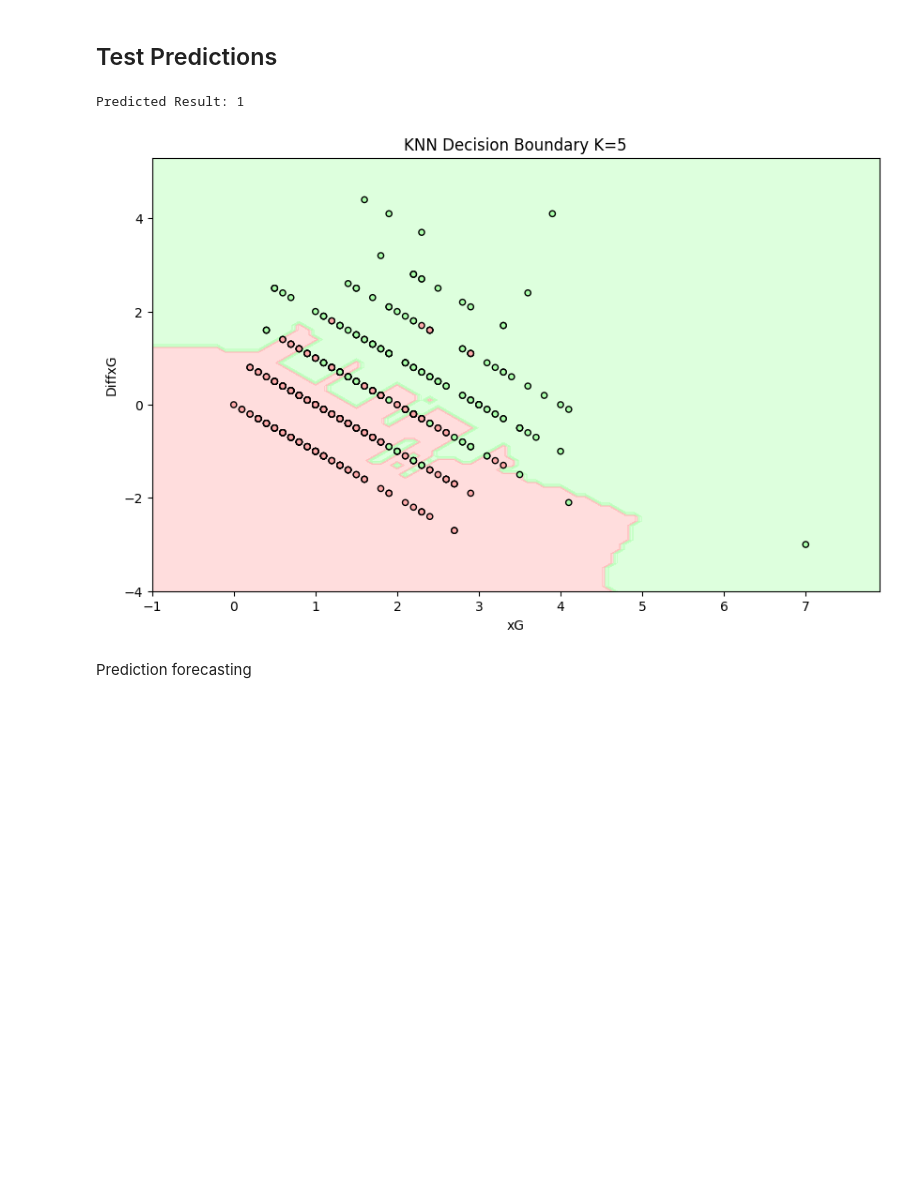
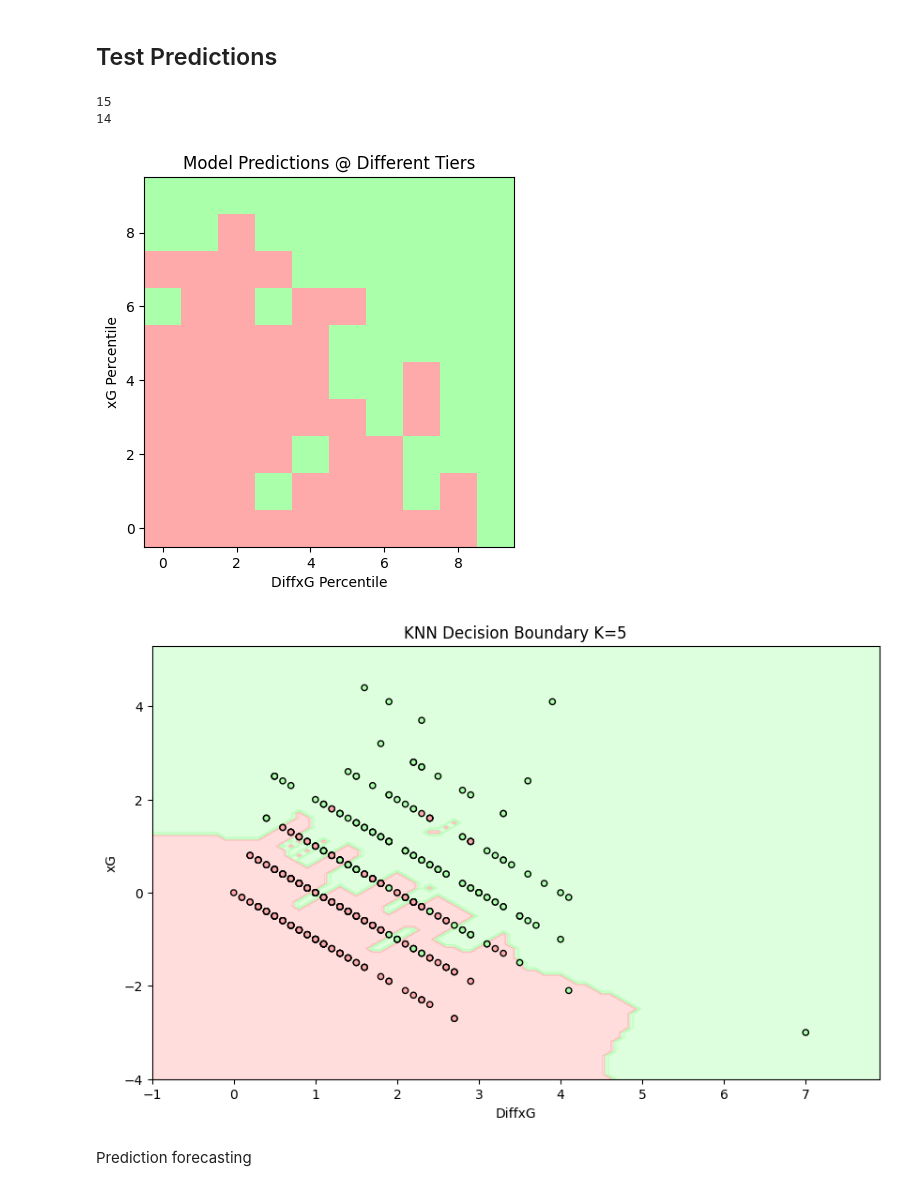
Before and after one commit to landenf/Expected-Soccer-Goals-ML, a Jupyter notebook: model.ipynb, the cells around one changed output. Drawn from its saved outputs; the diff is of its cells as text; code cells hidden in the pictures; blank space fills up the shorter version.

Commit message:
Added percentile analysis on KNN model

```diff
--- a/model.ipynb
+++ b/model.ipynb
@@ -163,43 +163,80 @@ Model accuracy: 0.81
 # %% [markdown]
 ## Test Predictions
 # %%
+percentiles = [0.1,0.2,0.3,0.4,0.5,0.6,0.7,0.8,0.9,0.99]
+
+xG_percentiles = df2['xG'].quantile(percentiles)
+DiffxG_percentiles = df2['DiffxG'].quantile(percentiles)
 
 # Create a new test data point for prediction
-test_data_df = pd.DataFrame({
-    'xG': [9.6],
-    'DiffxG': [-0.6]
-})
+predicted_results = []
 
-# Predict the result for the new test data
-predicted_result = knn.predict(test_data_df)
-print(f"Predicted Result: {predicted_result[0]}")
+for xG_percentile in xG_percentiles:
+    xG_percentile_prediction = []
+    for DiffxG_percentile in DiffxG_percentiles:
+
+        test_data_df = pd.DataFrame({
+            'xG': [xG_percentile],
+            'DiffxG': [DiffxG_percentile]
+        })
+
+        predicted_result = knn.predict(test_data_df)
+        xG_percentile_prediction.append(predicted_result[0])
+    predicted_results.append(xG_percentile_prediction)
+
+DiffxG_win_count = 0
+for i in range(5):
+    for result in predicted_results[i]:
+        if result == 1:
+            DiffxG_win_count += 1
+
+print(DiffxG_win_count)
+
+xG_win_count = 0
+for result_set in predicted_results:
+    for i in range(5):
+        if result_set[i] == 1:
+            xG_win_count += 1
+
+print(xG_win_count)
+
+
+# Define a color map for the contour plot (Red and Green for Win and Loss)
+cmap_light = ListedColormap(['#FFAAAA', '#AAFFAA'])
+
+
+plt.imshow(predicted_results, cmap=cmap_light, interpolation='nearest')
+plt.gca().invert_yaxis()
+plt.xlabel('DiffxG Percentile')
+plt.ylabel('xG Percentile')
+plt.title('Model Predictions @ Different Tiers')
+plt.show()
 
 # Define plot boundaries based on the minimum and maximum values of the features
 x_min, x_max = X.iloc[:, 0].min() - 1, X.iloc[:, 0].max() + 1
 y_min, y_max = X.iloc[:, 1].min() - 1, X.iloc[:, 1].max() + 1
 
 # Generate a grid of points to plot the decision boundary
 xx, yy = np.meshgrid(np.arange(x_min, x_max, 0.1),
                      np.arange(y_min, y_max, 0.1))
 
 # Predict the labels for all points in the grid to visualize decision boundaries
 Z = knn.predict(np.c_[xx.ravel(), yy.ravel()])
 Z = Z.reshape(xx.shape)
 
-# Define a color map for the contour plot (Red and Green for Win and Loss)
-cmap_light = ListedColormap(['#FFAAAA', '#AAFFAA'])
-
 # Plot the decision boundary and the data points
 plt.figure(figsize=(10, 6))
 plt.contourf(xx, yy, Z, alpha=0.4, cmap=cmap_light)
 plt.scatter(X.iloc[:, 0], X.iloc[:, 1], c=y, cmap=cmap_light, s=20, edgecolors='k')
-plt.xlabel('xG')
-plt.ylabel('DiffxG')
+plt.xlabel('DiffxG')
+plt.ylabel('xG')
 plt.title(f'KNN Decision Boundary K={N_Value}')
 plt.show()
 # %% [output]
-Predicted Result: 1
+15
+14
-[figure, old version]
+[figure, new version]
+[figure, added]
 # %% [markdown]
 Prediction forecasting
 # %%
```
